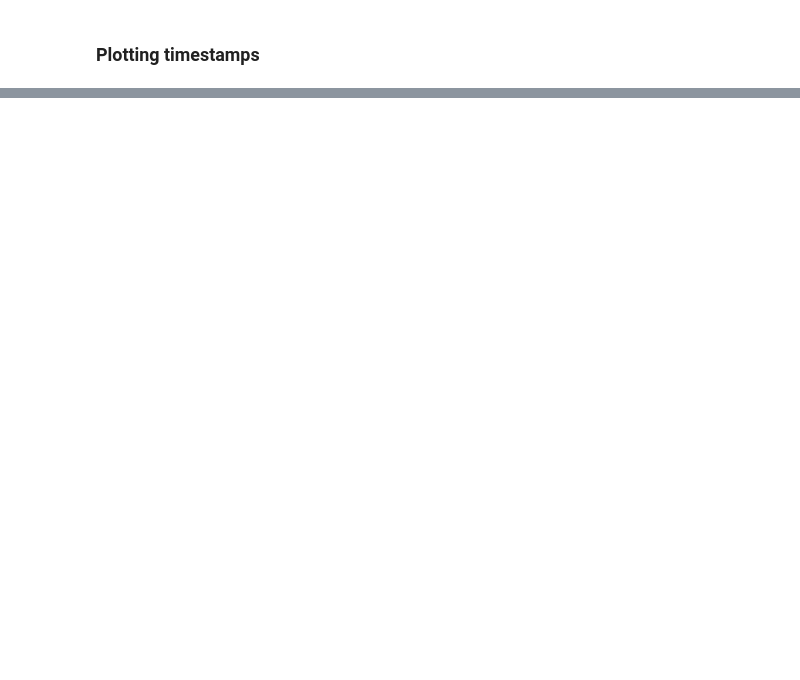
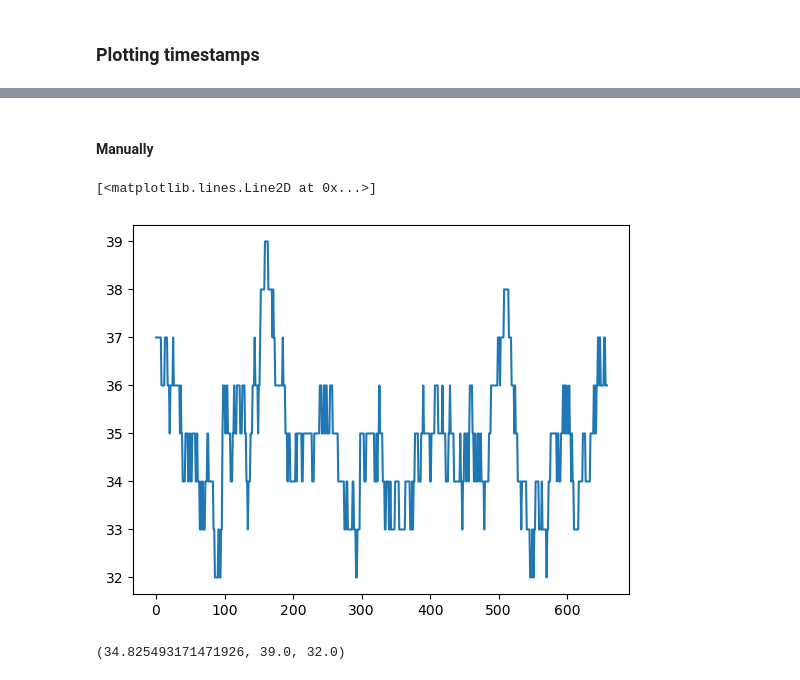
Before and after one commit to MateUnger/StereoVision, a Jupyter notebook: multi_cam_nb.ipynb, the cells around one changed output, grey strips where cells are left out. Drawn from its saved outputs; the diff is of its cells as text; code cells hidden in the pictures; blank space fills up the shorter version.

```diff
--- a/multi_cam_nb.ipynb
+++ b/multi_cam_nb.ipynb
@@ -220,0 +277,27 @@ np.save('./latency_2_cams_image_reference.npy', diff_no_shift)
+# %% [markdown]
+#### Manually
+# %%
+fps_over_time = []
+half_window = 150
+for i in range(half_window,len(cam_1_current)-half_window):
+
+    diff_per_window = []
+    for j in range(i-half_window,i+half_window):
+        # print(j,i,abs(cam_1_current[j]-cam_1_current[i]-1000))
+        diff_per_window.append([j,i,abs(cam_1_current[j]-cam_1_current[i]-1000)])
+
+
+    diff_per_window = np.array(diff_per_window)
+    one_sec_idx = np.argmin(diff_per_window,0)[2]
+    fps = diff_per_window[one_sec_idx][0]-diff_per_window[one_sec_idx][1]
+    fps_over_time.append(fps)
+
+
+plt.plot(fps_over_time)
+# %% [output]
+[<matplotlib.lines.Line2D at 0x...>]
+[figure, added]
+# %%
+np.mean(fps_over_time), np.max(fps_over_time), np.min(fps_over_time)
+# %% [output]
+(34.825493171471926, 39.0, 32.0)
```
Also changed, not shown: parts of 11 cells of this notebook, 7 other files.
